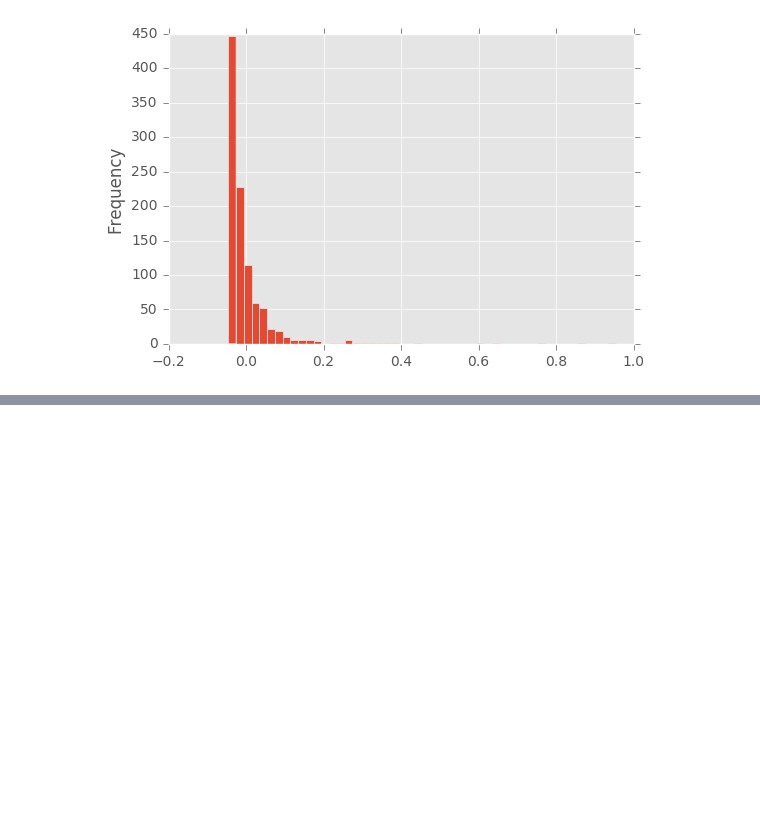
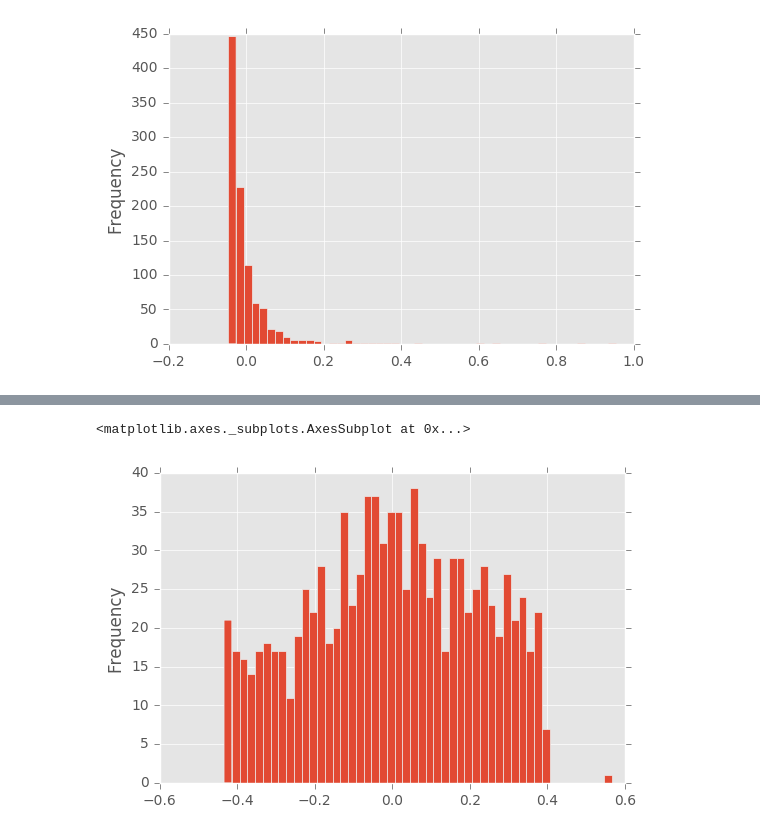
Before and after one commit to Takamichi-tsutsumi/github-py, a Jupyter notebook: Analysis.ipynb, the cells around one changed output, grey strips where cells are left out. Cells and saved outputs as stored; diff of their text form; code cells hidden in the pictures; blank space fills up the shorter version.

```diff
--- a/Analysis.ipynb
+++ b/Analysis.ipynb
@@ -104,3 +114,0 @@ sub_data['ln_size'].plot.hist(bins=50)
-# %%
-sub_data['age_mc'] = sub_data['age'] / sub_data['age'].max()
-sub_data['age'].plot.hist(bins=50)
@@ -360,0 +115,8 @@ OLS Regression Results
+# %%
+# sub_data['size'].plot.hist(bins=50)
+sub_data['ln_size'] = numpy.log(sub_data['size'] + 1)
+ln_size = sub_data['ln_size']
+sub_data["ln_size_n"] = (ln_size - ln_size.mean()) / (ln_size.max() - ln_size.min())
+
+
+sub_data['ln_size'].plot.hist(bins=50)
@@ -360,0 +126,7 @@ OLS Regression Results
+# %%
+age = sub_data['age']
+sub_data["age_n"] = (age - age.mean()) / (age.max() - age.min())
+
+
+
+sub_data['age'].plot.hist(bins=50)
@@ -360,0 +136,5 @@ OLS Regression Results
+# %%
+sub_data['age_n'].plot.hist(bins=50)
+# %% [output]
+<matplotlib.axes._subplots.AxesSubplot at 0x...>
+[figure, added]
```
Also changed, not shown: parts of 50 cells of this notebook, 3 other files.
